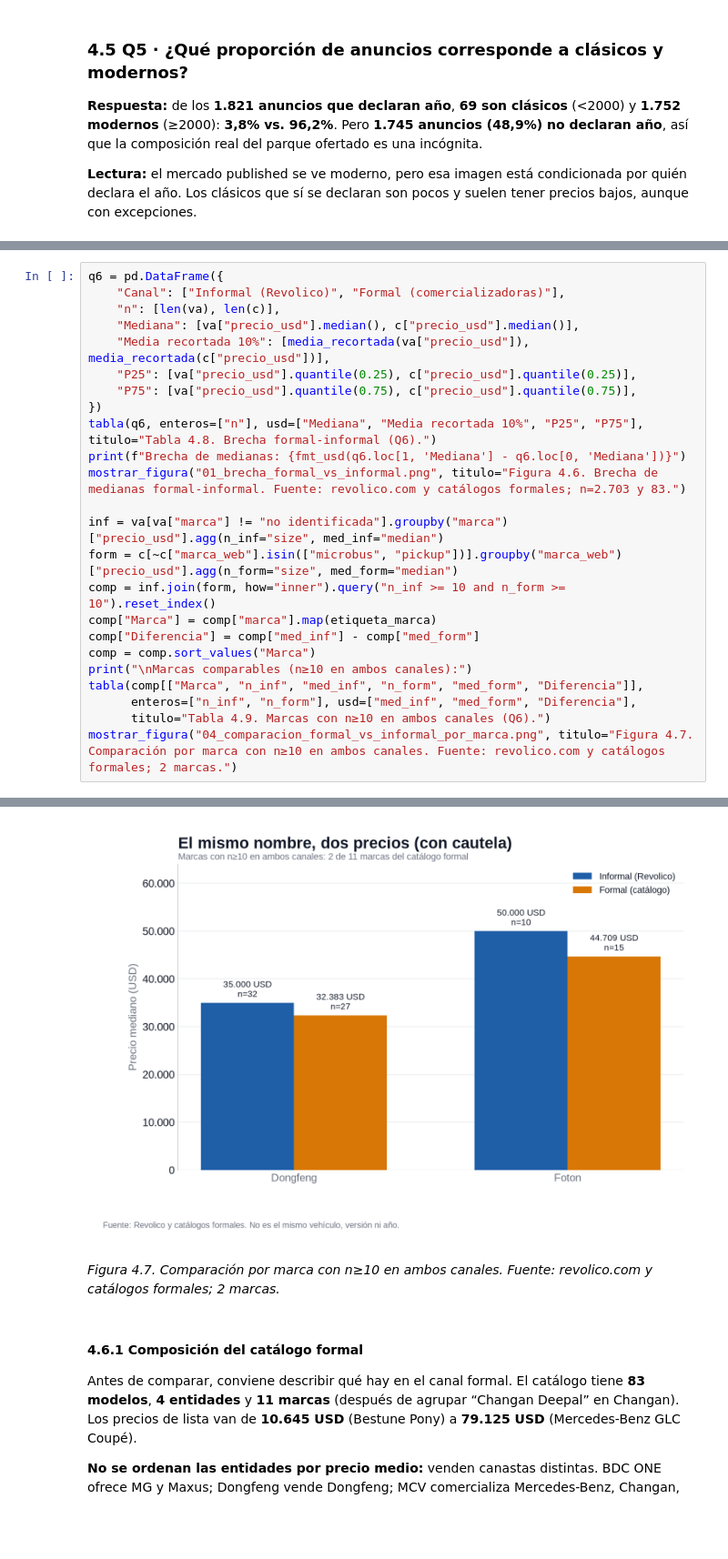
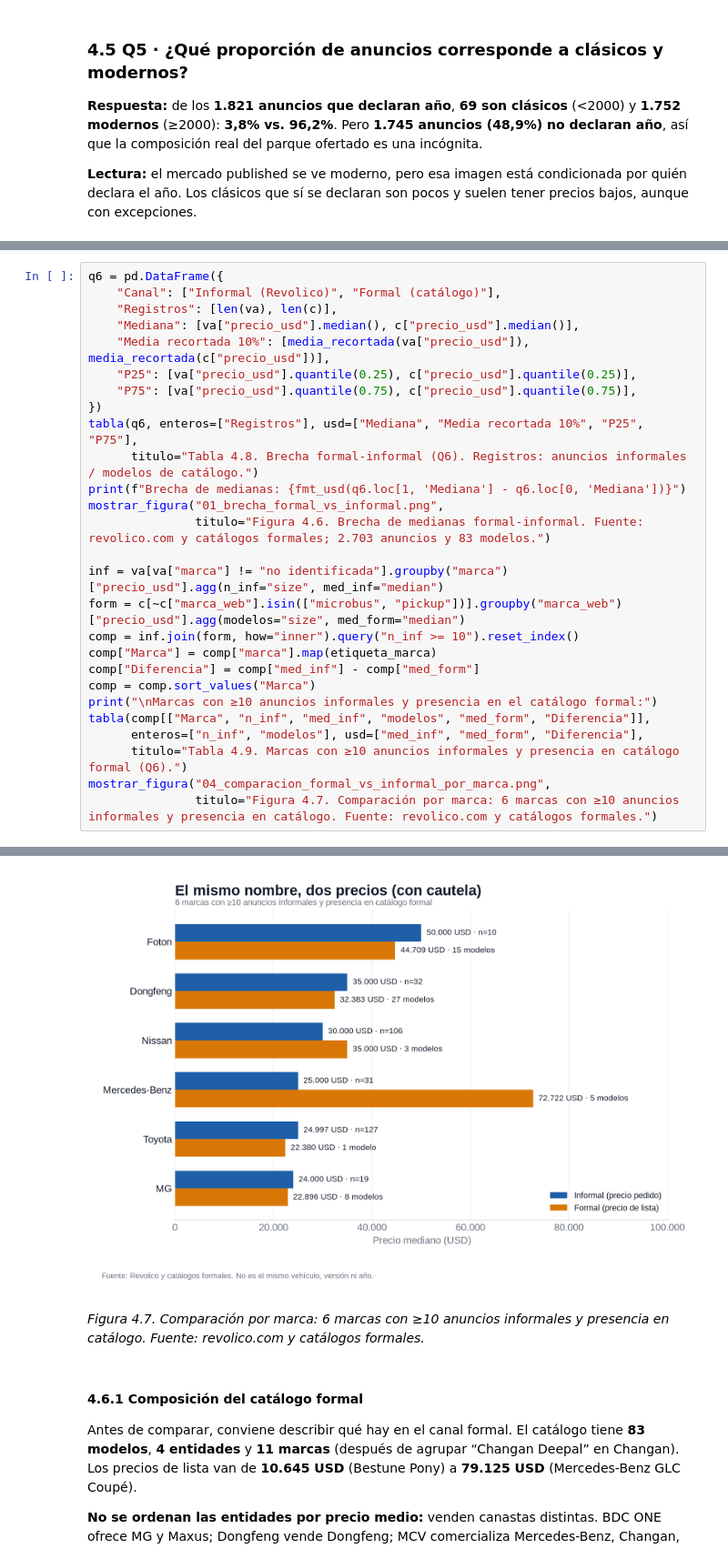
Before and after one commit to aRandomFool/ICD-Mercado-Automotriz, a Jupyter notebook: notebooks/reporte_completo_mercado_automotriz.ipynb, the cells around one changed output, grey strips where cells are left out. Shown at 91% size. Drawn from its saved outputs; the diff is of its cells as text; blank space fills up the shorter version.

```diff
--- a/notebooks/reporte_completo_mercado_automotriz.ipynb
+++ b/notebooks/reporte_completo_mercado_automotriz.ipynb
@@ -693,25 +697,28 @@ Pero la comparación por marca solo es posible en **dos marcas** con `n≥10` en
 # %%
 q6 = pd.DataFrame({
-    "Canal": ["Informal (Revolico)", "Formal (comercializadoras)"],
-    "n": [len(va), len(c)],
+    "Canal": ["Informal (Revolico)", "Formal (catálogo)"],
+    "Registros": [len(va), len(c)],
     "Mediana": [va["precio_usd"].median(), c["precio_usd"].median()],
     "Media recortada 10%": [media_recortada(va["precio_usd"]), media_recortada(c["precio_usd"])],
     "P25": [va["precio_usd"].quantile(0.25), c["precio_usd"].quantile(0.25)],
     "P75": [va["precio_usd"].quantile(0.75), c["precio_usd"].quantile(0.75)],
 })
-tabla(q6, enteros=["n"], usd=["Mediana", "Media recortada 10%", "P25", "P75"], titulo="Tabla 4.8. Brecha formal-informal (Q6).")
+tabla(q6, enteros=["Registros"], usd=["Mediana", "Media recortada 10%", "P25", "P75"],
+      titulo="Tabla 4.8. Brecha formal-informal (Q6). Registros: anuncios informales / modelos de catálogo.")
 print(f"Brecha de medianas: {fmt_usd(q6.loc[1, 'Mediana'] - q6.loc[0, 'Mediana'])}")
-mostrar_figura("01_brecha_formal_vs_informal.png", titulo="Figura 4.6. Brecha de medianas formal-informal. Fuente: revolico.com y catálogos formales; n=2.703 y 83.")
+mostrar_figura("01_brecha_formal_vs_informal.png",
+               titulo="Figura 4.6. Brecha de medianas formal-informal. Fuente: revolico.com y catálogos formales; 2.703 anuncios y 83 modelos.")
 
 inf = va[va["marca"] != "no identificada"].groupby("marca")["precio_usd"].agg(n_inf="size", med_inf="median")
-form = c[~c["marca_web"].isin(["microbus", "pickup"])].groupby("marca_web")["precio_usd"].agg(n_form="size", med_form="median")
-comp = inf.join(form, how="inner").query("n_inf >= 10 and n_form >= 10").reset_index()
+form = c[~c["marca_web"].isin(["microbus", "pickup"])].groupby("marca_web")["precio_usd"].agg(modelos="size", med_form="median")
+comp = inf.join(form, how="inner").query("n_inf >= 10").reset_index()
 comp["Marca"] = comp["marca"].map(etiqueta_marca)
 comp["Diferencia"] = comp["med_inf"] - comp["med_form"]
 comp = comp.sort_values("Marca")
-print("\nMarcas comparables (n≥10 en ambos canales):")
-tabla(comp[["Marca", "n_inf", "med_inf", "n_form", "med_form", "Diferencia"]],
-      enteros=["n_inf", "n_form"], usd=["med_inf", "med_form", "Diferencia"],
-      titulo="Tabla 4.9. Marcas con n≥10 en ambos canales (Q6).")
-mostrar_figura("04_comparacion_formal_vs_informal_por_marca.png", titulo="Figura 4.7. Comparación por marca con n≥10 en ambos canales. Fuente: revolico.com y catálogos formales; 2 marcas.")
+print("\nMarcas con ≥10 anuncios informales y presencia en el catálogo formal:")
+tabla(comp[["Marca", "n_inf", "med_inf", "modelos", "med_form", "Diferencia"]],
+      enteros=["n_inf", "modelos"], usd=["med_inf", "med_form", "Diferencia"],
+      titulo="Tabla 4.9. Marcas con ≥10 anuncios informales y presencia en catálogo formal (Q6).")
+mostrar_figura("04_comparacion_formal_vs_informal_por_marca.png",
+               titulo="Figura 4.7. Comparación por marca: 6 marcas con ≥10 anuncios informales y presencia en catálogo. Fuente: revolico.com y catálogos formales.")
 # %% [output]
@@ -730,5 +741,5 @@ Marcas comparables (n≥10 en ambos canales):
-[figure, old version]
+[figure, new version]
-*Figura 4.7. Comparación por marca con n≥10 en ambos canales. Fuente: revolico.com y catálogos formales; 2 marcas.*
+*Figura 4.7. Comparación por marca: 6 marcas con ≥10 anuncios informales y presencia en catálogo. Fuente: revolico.com y catálogos formales.*
 # %% [markdown]
 #### 4.6.1 Composición del catálogo formal
 
```
Also changed, not shown: parts of 12 cells of this notebook, 23 other files.
